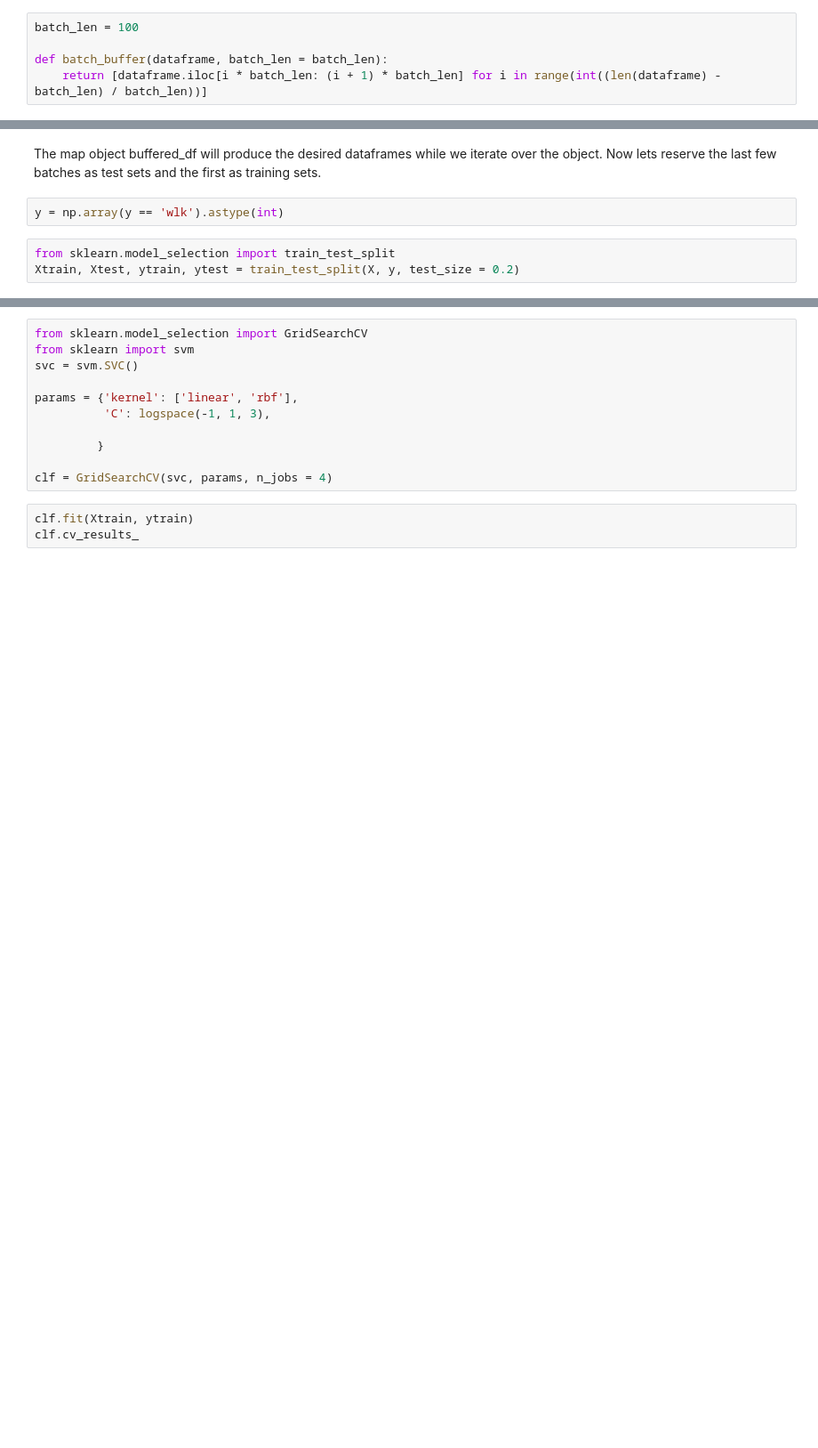
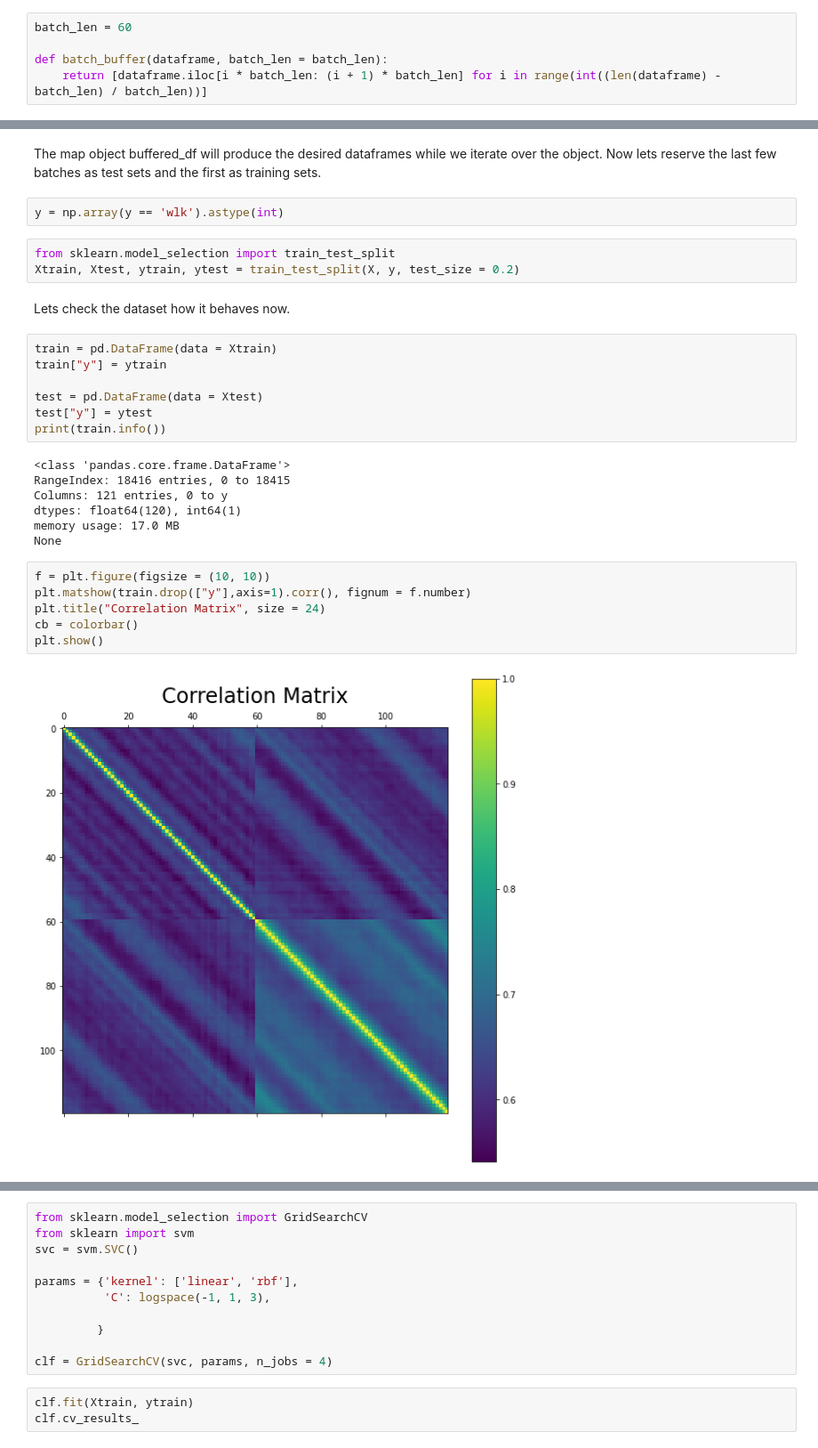
Before and after one commit to thomashaaland/sensorStep, a Jupyter notebook: Motionsense.ipynb, the cells around one changed output, grey strips where cells are left out. Shown at 89% size. Cells and saved outputs as stored; diff of their text form; blank space fills up the shorter version.

Commit message:
Added correlation matrix and quantile investigation

```diff
--- a/Motionsense.ipynb
+++ b/Motionsense.ipynb
@@ -151,7 +151,7 @@ print(dataframes[0].head())
 # %% [markdown]
 Now, let's split each dataframe into smaller fragments. When doing this, lets do sover a moving window and do so lazily.
 # %%
-batch_len = 100
+batch_len = 60
 
 def batch_buffer(dataframe, batch_len = batch_len):
     return [dataframe.iloc[i * batch_len: (i + 1) * batch_len] for i in range(int((len(dataframe) - batch_len) / batch_len))]
@@ -179,3 +179,27 @@ y = np.array(y == 'wlk').astype(int)
 # %%
 from sklearn.model_selection import train_test_split
 Xtrain, Xtest, ytrain, ytest = train_test_split(X, y, test_size = 0.2)
+# %% [markdown]
+Lets check the dataset how it behaves now.
+# %%
+train = pd.DataFrame(data = Xtrain)
+train["y"] = ytrain
+
+test = pd.DataFrame(data = Xtest)
+test["y"] = ytest
+print(train.info())
+# %% [output]
+<class 'pandas.core.frame.DataFrame'>
+RangeIndex: 18416 entries, 0 to 18415
+Columns: 121 entries, 0 to y
+dtypes: float64(120), int64(1)
+memory usage: 17.0 MB
+None
+# %%
+f = plt.figure(figsize = (10, 10))
+plt.matshow(train.drop(["y"],axis=1).corr(), fignum = f.number)
+plt.title("Correlation Matrix", size = 24)
+cb = colorbar()
+plt.show()
+# %% [output]
+[figure, added]
```
Also changed, not shown: parts of 4 cells of this notebook.
